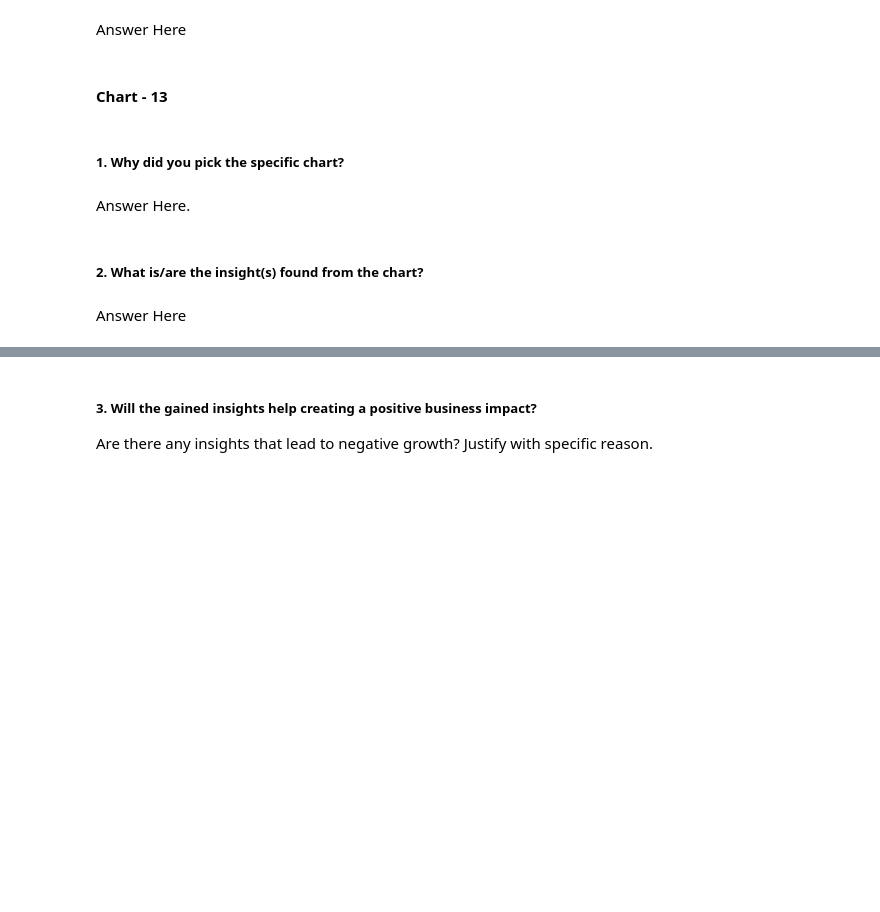
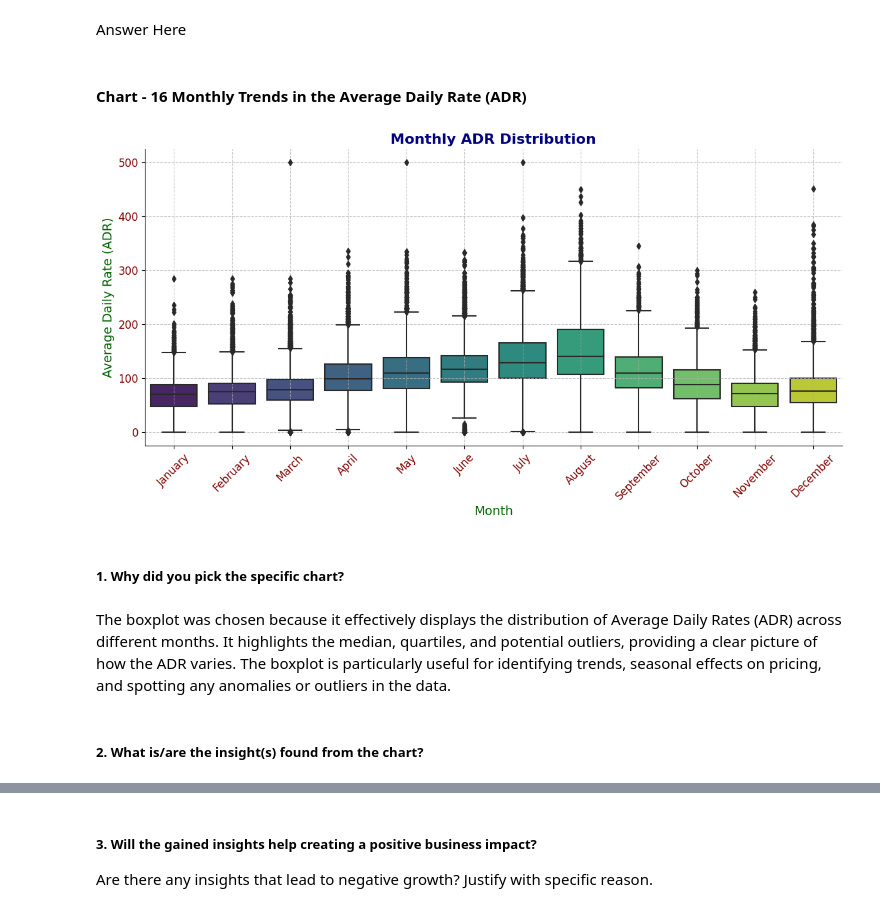
Before and after one commit to pankajmanisahu/EDA-ON-HOTEL-BOOKING-ANALYSIS, a Jupyter notebook: HOTEL_BOOKING_ANALYSIS_EDA.ipynb, the cells around one changed output, grey strips where cells are left out. Drawn from its saved outputs; the diff is of its cells as text; code cells hidden in the pictures; blank space fills up the shorter version.

```diff
--- a/HOTEL_BOOKING_ANALYSIS_EDA.ipynb
+++ b/HOTEL_BOOKING_ANALYSIS_EDA.ipynb
@@ -1094,5 +1131,3 @@ Answer Here
 Are there any insights that lead to negative growth? Justify with specific reason.
 # %% [markdown]
 Answer Here
-# %% [markdown]
-#### Chart - 13
@@ -1101,8 +1134,34 @@ Answer Here
+# %% [markdown]
+#### Chart - 16 Monthly Trends in the Average Daily Rate (ADR)
+# %%
+# Chart - 16 visualization code
+# Checking Monthly Trends in the Average Daily Rate (ADR)
+
+# Capping the 'adr' values at a maximum of 500 to remove extreme outliers
+df['adr'] = df['adr'].clip(upper=500)
+
+# This helps in displaying the months in a chronological order on the x-axis
+reindex = ['January', 'February', 'March', 'April', 'May', 'June', 'July', 'August', 'September', 'October', 'November', 'December']
+df['arrival_date_month'] = pd.Categorical(df['arrival_date_month'], categories=reindex, ordered=True)
+
+# Visualization using boxplot
+# Using Seaborn for a more aesthetically pleasing boxplot
+plt.figure(figsize=(14, 6))
+sns.boxplot(x='arrival_date_month', y='adr', data=df, palette="viridis")
+plt.title('Monthly ADR Distribution', fontsize=16, fontweight='bold', color='navy')
+plt.xlabel('Month', fontsize=14, color='darkgreen')
+plt.ylabel('Average Daily Rate (ADR)', fontsize=14, color='darkgreen')
+plt.xticks(rotation=45, fontsize=12, color='maroon')
+plt.yticks(fontsize=12, color='maroon')
+plt.grid(True, linestyle='--', alpha=0.7)
+plt.gca().spines['top'].set_color('none')
+plt.gca().spines['right'].set_color('none')
+plt.show()
+# %% [output]
+[figure, added]
 # %% [markdown]
 ##### 1. Why did you pick the specific chart?
-# %% [markdown]
-Answer Here.
+# %% [markdown]
+The boxplot was chosen because it effectively displays the distribution of Average Daily Rates (ADR) across different months. It highlights the median, quartiles, and potential outliers, providing a clear picture of how the ADR varies. The boxplot is particularly useful for identifying trends, seasonal effects on pricing, and spotting any anomalies or outliers in the data.
 # %% [markdown]
 ##### 2. What is/are the insight(s) found from the chart?
-# %% [markdown]
-Answer Here
```
Also changed, not shown: parts of 23 cells of this notebook.
